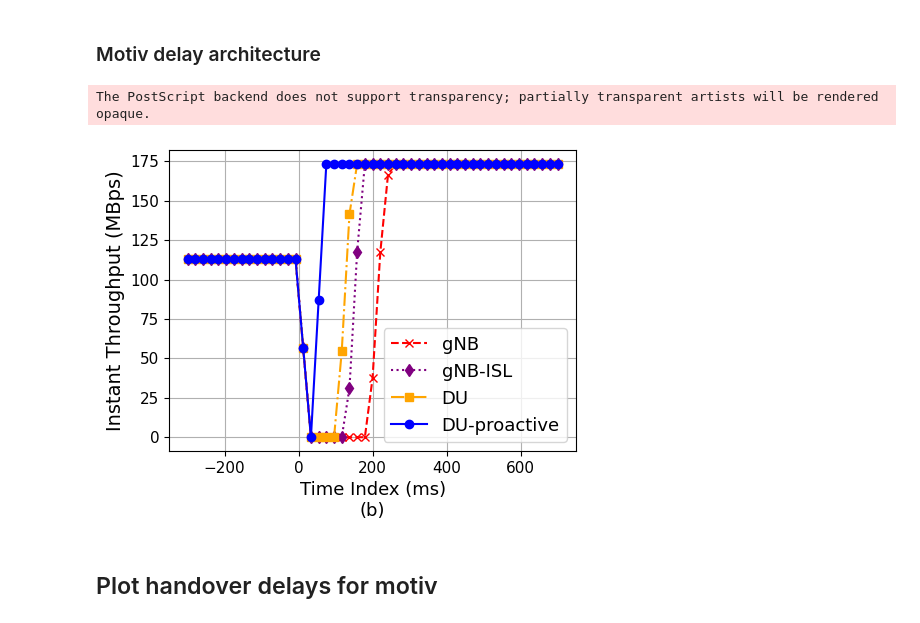
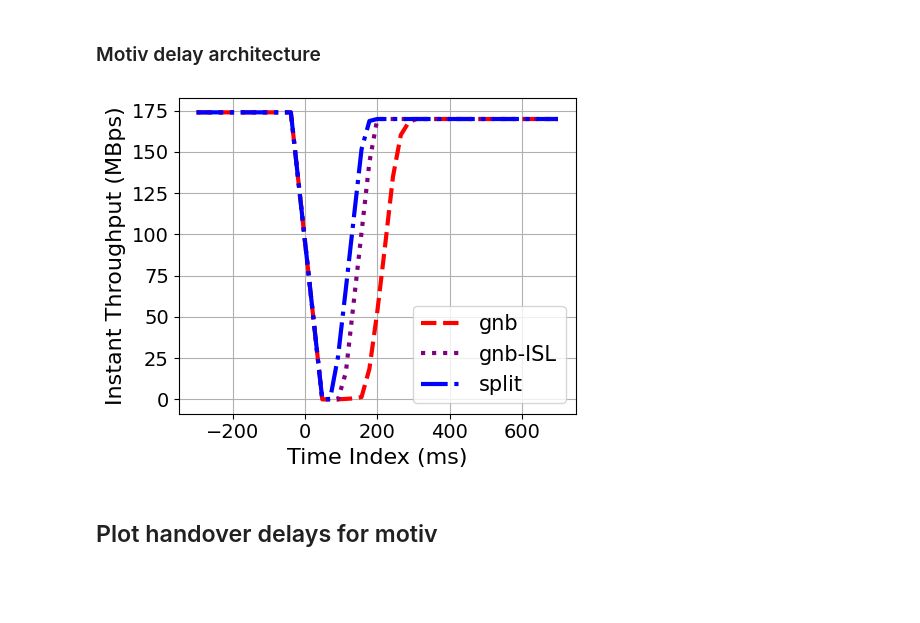
Before and after one commit to yutailin1993/StarryNet, a Jupyter notebook: result_plot.ipynb, the cells around one changed output. Saved outputs shown, nothing was run; the diff lists cells and outputs as text; code cells hidden in the pictures; blank space fills up the shorter version.

```diff
--- a/result_plot.ipynb
+++ b/result_plot.ipynb
@@ -249,7 +247,7 @@ err_feasible_capacity_achieved = 1.96 * np.array(std_feasible_capacity_achieved)
 
 err_feasible_capacity_achieved = np.array(err_feasible_capacity_achieved)
 
-system = ['greedy', 'hold', 'harmoni']
+system = ['gnb + greedy', 'split + hold', 'HARMONI']
 mean_line_styles = ['-.', ':', '-']
 
 fig,ax = plt.subplots(figsize=(5,4))
@@ -264,11 +262,11 @@ for idx in range(3):
 # plt.gca().yaxis.set_major_formatter(PercentFormatter(1))
 plt.xticks(fontsize=12)
 plt.yticks(fontsize=14)
-plt.xlabel('steps (20 s)\n(a)', fontsize=16)
+plt.xlabel('steps (20 s)', fontsize=16)
 plt.ylabel('Network Utilization', fontsize=16)
 plt.legend(fontsize=13)
 plt.tight_layout()
-plt.savefig('../results/figures/feasible_capacity.eps', format='eps')
+plt.savefig('../results/figures/feasible_capacity.pdf', format='pdf')
 # plt.show()
 
 print (mean_feasible_capacity_achieved)
@@ -305,20 +302,20 @@ avg_feasible_rate_list = np.array(avg_feasible_rate_list) * 100
 # Plotting line charts for avg_feasible_rate_list
 plt.figure(figsize=(5, 4))
 
-colors = ['red', 'purple', 'orange', 'blue']
-styles = ['--x', ':^', '-.s', '-o']
-system = ['greedy-gNB', 'hold-DU', 'HARMONI\ngNB-ISL', 'HARMONI\nDU-proactive']
+# colors = ['red', 'purple', 'orange', 'blue']
+styles = ['--', ':', '-.', '-']
+system = ['gnb + greedy', 'split + hold', 'split + HARMONI', 'HARMONI']
 
 for idx, avg_feasible_rate in enumerate(avg_feasible_rate_list):
-    plt.plot(np.linspace(-300, 700, len(avg_feasible_rate)), avg_feasible_rate, styles[idx], color=colors[idx], label=f'{system[idx]}')
+    plt.plot(np.linspace(-300, 700, len(avg_feasible_rate)), avg_feasible_rate, styles[idx], color=baseline_colormap[system[idx]], label=f'{system[idx]}', linewidth=3)
 
-plt.xlabel('Time Index (ms)\n(c)', fontsize=16)
-plt.ylabel('Avg. Instant Feasible Rate (%)', fontsize=14)
+plt.xlabel('Time Index (ms)\n', fontsize=16)
+plt.ylabel('Instant Throughput (MBps)', fontsize=16)
 plt.xticks(fontsize=14)
 plt.yticks(fontsize=14)
-plt.legend(fontsize=12)
+plt.legend(fontsize=14)
 plt.grid(True)
 plt.tight_layout()
-plt.savefig('../results/figures/instant_feasible_rate.eps', format='eps')
+plt.savefig('../results/figures/instant_feasible_rate.pdf', format='pdf')
 plt.show()
 # %% [output]
@@ -353,27 +349,26 @@ avg_feasible_rate_list = np.array(avg_feasible_rate_list) * 1000
 # %%
 # Plotting line charts for avg_feasible_rate_list
 plt.figure(figsize=(5, 4))
 
-colors = ['red', 'purple', 'orange', 'blue']
-styles = ['--x', ':d', '-.s', '-o']
+colors = ['red', 'purple', 'blue', 'orange']
+styles = ['--', ':', '-.', '-']
 
-arch = ['gNB', 'gNB-ISL', 'DU', 'DU-proactive']
+arch = ['gnb', 'gnb-ISL', 'split', 'DU-proactive']
 
-for idx, avg_feasible_rate in enumerate(avg_feasible_rate_list):
-    plt.plot(np.linspace(-300, 700, len(avg_feasible_rate)), avg_feasible_rate, styles[idx], color=colors[idx], label=f'{arch[idx]}')
+for idx, avg_feasible_rate in enumerate(avg_feasible_rate_list[:3]):
+    plt.plot(np.linspace(-300, 700, len(avg_feasible_rate)), avg_feasible_rate, styles[idx], color=colors[idx], label=f'{arch[idx]}', linewidth=3)
 
-plt.xlabel('Time Index (ms)\n(b)', fontsize=13)
-plt.ylabel('Instant Throughput (MBps)', fontsize=14)
-plt.xticks(fontsize=11)
-plt.yticks(fontsize=11)
-plt.legend(fontsize=13, loc='lower right')
+plt.xlabel('Time Index (ms)', fontsize=16)
+plt.ylabel('Instant Throughput (MBps)', fontsize=16)
+plt.xticks(fontsize=14)
+plt.yticks(fontsize=14)
+plt.legend(fontsize=15, loc='lower right')
 plt.grid(True)
 plt.tight_layout()
-plt.savefig('../results/figures/throughput_motiv.eps', format='eps')
+plt.savefig('../results/figures/throughput_motiv.pdf', format='pdf')
 plt.show()
 # %% [output]
-The PostScript backend does not support transparency; partially transparent artists will be rendered opaque.
-[figure, old version]
+[figure, new version]
 # %% [markdown]
 ## Plot handover delays for motiv
 # %%
```
Also changed, not shown: parts of 7 cells of this notebook, 1 other file.
